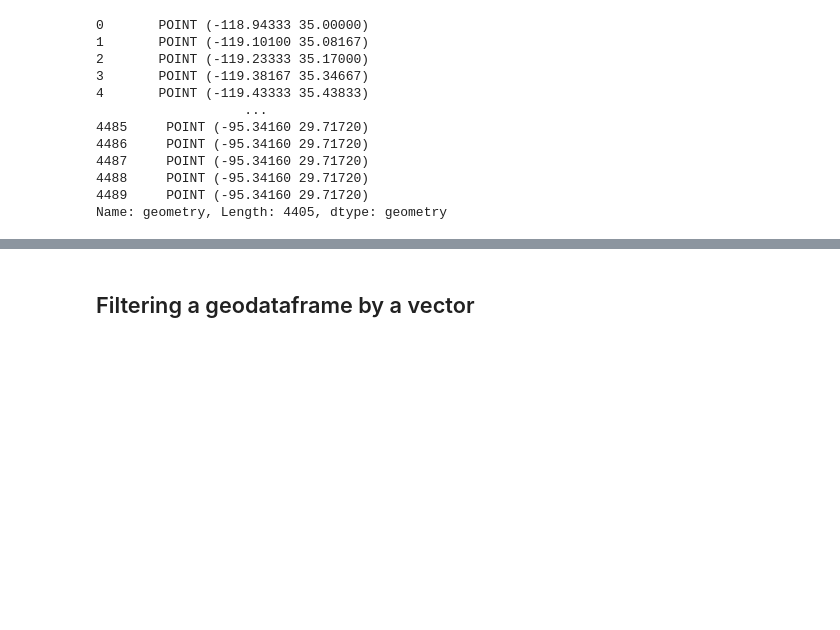
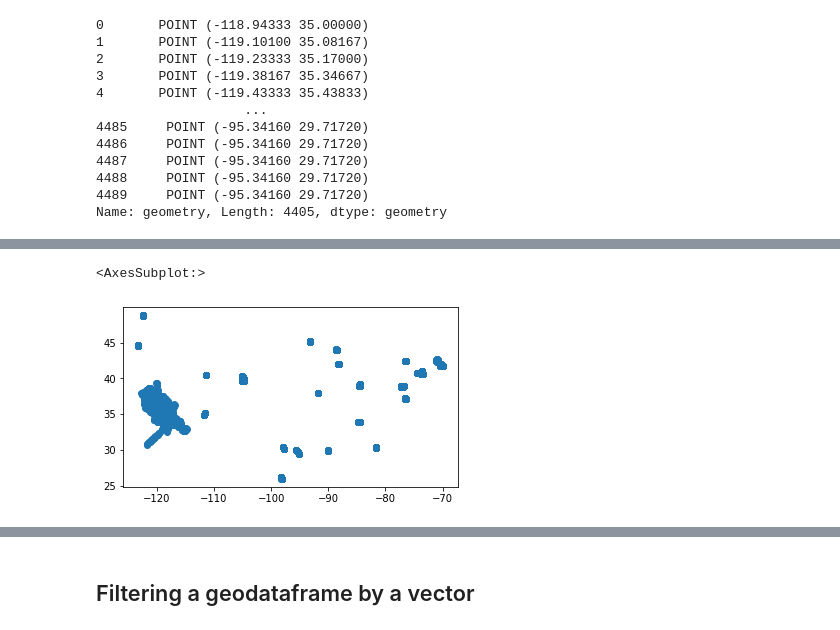
Before and after one commit to rwegener2/sarp_lessons, a Jupyter notebook: lessons/tabular_data/3_geopandas.ipynb, the cells around one changed output, grey strips where cells are left out. Saved outputs shown, nothing was run; the diff lists cells and outputs as text; code cells hidden in the pictures; blank space fills up the shorter version.

```diff
--- a/lessons/tabular_data/3_geopandas.ipynb
+++ b/lessons/tabular_data/3_geopandas.ipynb
@@ -195,0 +239,5 @@ What is likely my problem?
+# %%
+geoFIREX.plot()
+# %% [output]
+<AxesSubplot:>
+[figure, added]
```
Also changed, not shown: parts of 19 cells of this notebook, 3 other files.
